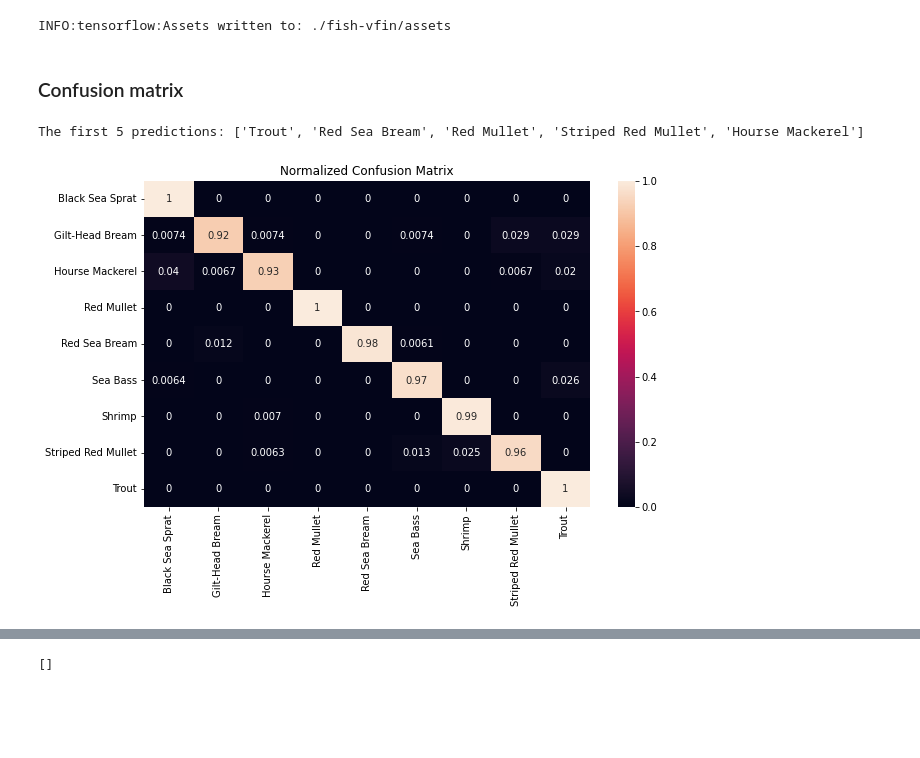
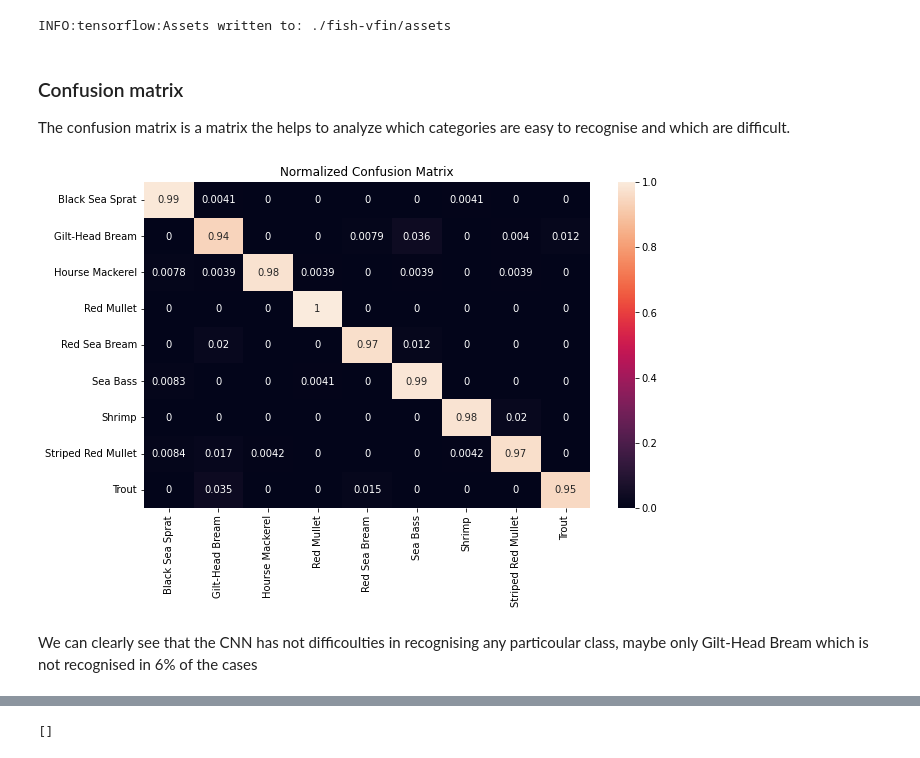
Before and after one commit to TommasoArmadillo/MachineLearningWithApplication, a Jupyter notebook: fish_classifier.ipynb, the cells around one changed output, grey strips where cells are left out. Cells and saved outputs as stored; diff of their text form; code cells hidden in the pictures; blank space fills up the shorter version.

```diff
--- a/fish_classifier.ipynb
+++ b/fish_classifier.ipynb
@@ -240,33 +333,30 @@ model.save('./fish-vfin')
 # model = keras.models.load_model('./fish-vfin')
 # %% [output]
 INFO:tensorflow:Assets written to: ./fish-vfin/assets
-# %% [markdown]
-### Confusion matrix
+# %% [markdown]
+### Confusion matrix
+
+The confusion matrix is a matrix the helps to analyze which categories are easy to recognise and which are difficult.
 # %%
 # Predict the label of the test_images
 pred = model.predict(test_images)
 pred = np.argmax(pred,axis=1)
 
 # Map the label
 labels = (train_images.class_indices)
 labels = dict((v,k) for k,v in labels.items())
 pred = [labels[k] for k in pred]
 
-# Display the result
-print(f'The first 5 predictions: {pred[:5]}')
+y_test = list(test_df.Labels)
+cf_matrix = confusion_matrix(y_test, pred, normalize='true')
+plt.figure(figsize = (10,6))
+sns.heatmap(cf_matrix, annot=True, xticklabels = sorted(set(y_test)), yticklabels = sorted(set(y_test)))
+plt.title('Normalized Confusion Matrix')
+plt.show()
 # %% [output]
-The first 5 predictions: ['Trout', 'Red Sea Bream', 'Red Mullet', 'Striped Red Mullet', 'Hourse Mackerel']
+[figure, added]
-# %%
-from sklearn.metrics import confusion_matrix
-import seaborn as sns
-
-cf_matrix = confusion_matrix(y_test, pred, normalize='true')
-plt.figure(figsize = (10,6))
-sns.heatmap(cf_matrix, annot=True, xticklabels = sorted(set(y_test)), yticklabels = sorted(set(y_test)))
-plt.title('Normalized Confusion Matrix')
-plt.show()
-# %% [output]
-[figure, removed]
+# %% [markdown]
+We can clearly see that the CNN has not difficoulties in recognising any particoular class, maybe only Gilt-Head Bream which is not recognised in 6% of the cases
 # %%
 # Display 15 picture of the dataset with their labels
 fig, axes = plt.subplots(nrows=3, ncols=5, figsize=(15, 7),
```
Also changed, not shown: parts of 54 cells of this notebook, 6 other files.
